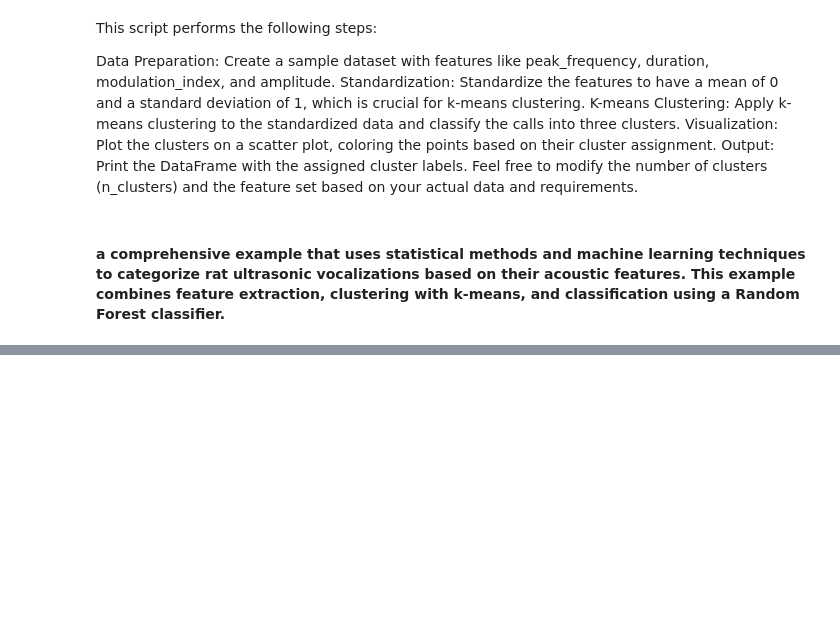
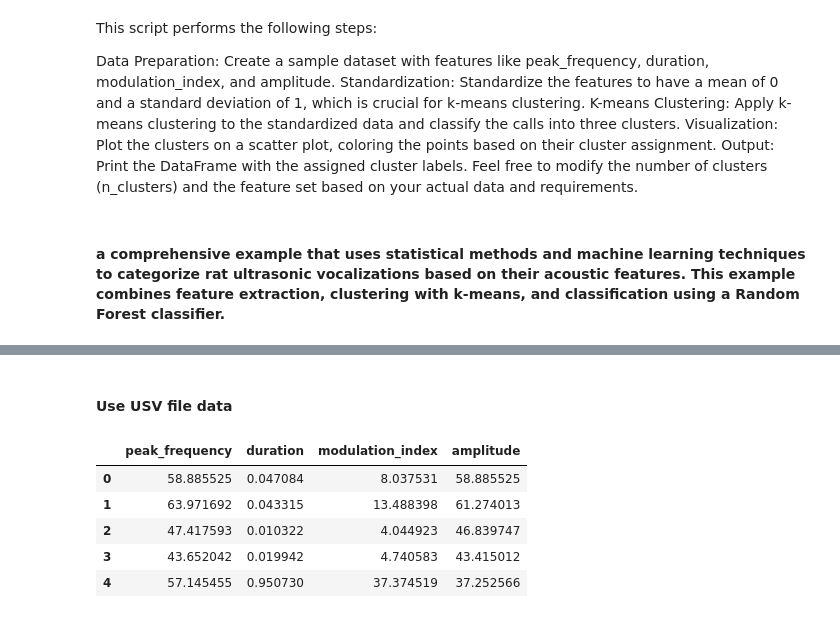
Before and after one commit to johnbwalkey/hold, a Jupyter notebook: JW_Analyzing_USV.ipynb, the cells around one changed output, grey strips where cells are left out. Cells and saved outputs as stored; diff of their text form; code cells hidden in the pictures; blank space fills up the shorter version.

```diff
--- a/JW_Analyzing_USV.ipynb
+++ b/JW_Analyzing_USV.ipynb
@@ -177,0 +290,18 @@ Feel free to modify the number of clusters (n_clusters) and the feature set base
+# %% [markdown]
+#### Use USV file data
+# %%
+import pandas as pd
+
+# Load the provided dataset
+file_path = 'test_call_analysis.csv'
+data = pd.read_csv(file_path)
+
+# Display the first few rows of the dataset to understand its structure
+data.head()
+# %% [output]
+|  | peak_frequency | duration | modulation_index | amplitude |
+| 0 | 58.885525 | 0.047084 | 8.037531 | 58.885525 |
+| 1 | 63.971692 | 0.043315 | 13.488398 | 61.274013 |
+| 2 | 47.417593 | 0.010322 | 4.044923 | 46.839747 |
+| 3 | 43.652042 | 0.019942 | 4.740583 | 43.415012 |
+| 4 | 57.145455 | 0.950730 | 37.374519 | 37.252566 |
```
Also changed, not shown: parts of 10 cells of this notebook.
